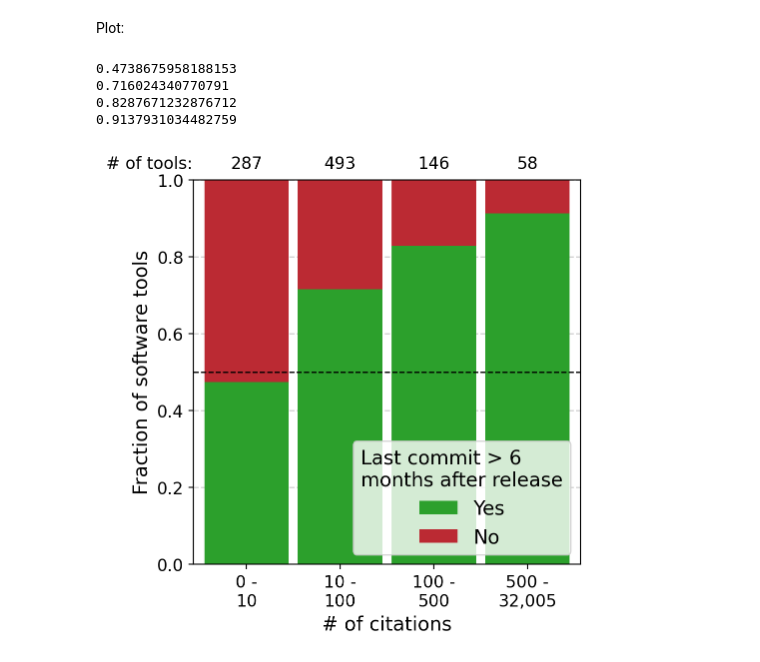
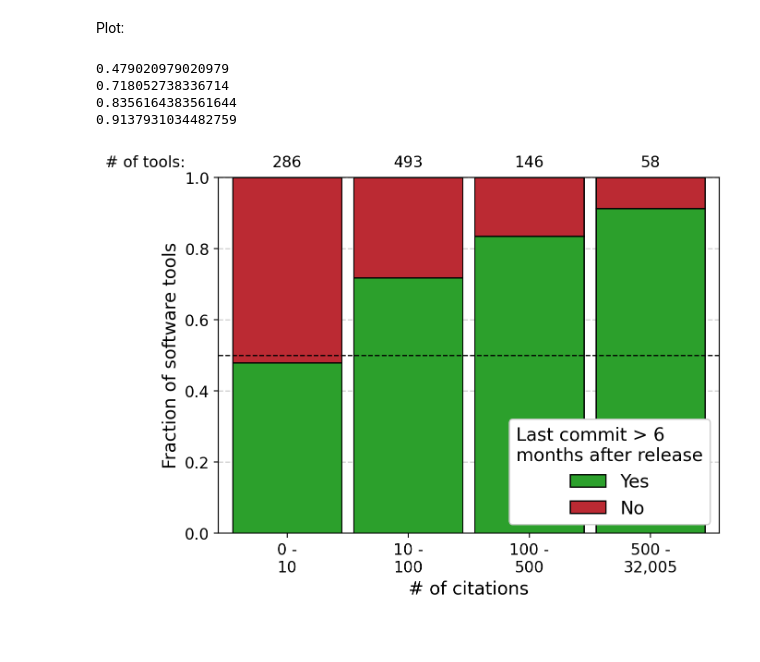
Before and after one commit to lauraluebbert/PhD_thesis, a Jupyter notebook: Chapter1_Introduction.ipynb, the cells around one changed output. Saved outputs shown, nothing was run; the diff lists cells and outputs as text; code cells hidden in the pictures; blank space fills up the shorter version.

```diff
--- a/Chapter1_Introduction.ipynb
+++ b/Chapter1_Introduction.ipynb
@@ -10,6 +10,12 @@ import re
 from datetime import datetime
 import matplotlib.pyplot as plt
 %config InlineBackend.figure_format='retina'
+# %%
+# Add a personal GitHub token as described here:
+# https://docs.github.com/en/enterprise-server@3.9/authentication/keeping-your-account-and-data-secure/managing-your-personal-access-tokens
+# There is no need to select access scopes for this token as it is only used to identify the GitHub user
+# Identification increases the server rate limit form 60 to 5,000 requests per hour
+token = "YOUR_TOKEN"
 # %% [markdown]
 # Chapter 1 - Introduction
 
@@ -144,7 +150,7 @@ fig.show()
 # %% [output]
 [figure]
 # %%
-fig, ax = plt.subplots(figsize=(5,5))
+fig, ax = plt.subplots(figsize=(7,5))
 fontsize = 14
 color1 = "tab:green"
 color2 = "#bb2a33"
@@ -162,11 +168,11 @@ for i, range in enumerate(ranges):
 
   y1 = len(tool_df_tmp[((tool_df_tmp["pypi"] == True) | (tool_df_tmp["bioconda"] == True)) & (tool_df_tmp["Citations"].astype(int) >= range[0]) & (tool_df_tmp["Citations"].astype(int) < range[1])]) / total
   # y1 = len(tool_df_tmp[(tool_df_tmp["pypi"] == True) & (tool_df_tmp["Citations"].astype(int) >= range[0]) & (tool_df_tmp["Citations"].astype(int) < range[1])]) / total
-  ax.bar(i, y1, color=color1, label="Yes" if i==0 else None, width=width)
+  ax.bar(i, y1, color=color1, edgecolor = "black", label="Yes" if i==0 else None, width=width)
 
   y2 = len(tool_df_tmp[(tool_df_tmp["pypi"] == False) & (tool_df_tmp["bioconda"] == False) & (tool_df_tmp["Citations"].astype(int) >= range[0]) & (tool_df_tmp["Citations"].astype(int) < range[1])]) / total
   # y2 = len(tool_df_tmp[(tool_df_tmp["pypi"] == False) & (tool_df_tmp["Citations"].astype(int) >= range[0]) & (tool_df_tmp["Citations"].astype(int) < range[1])]) / total
-  ax.bar(i, y2, bottom=y1, color=color2, label="No" if i==0 else None, width=width)
+  ax.bar(i, y2, bottom=y1, color=color2, edgecolor = "black", label="No" if i==0 else None, width=width)
 
   # Add total number of tools above bars
   ax.text(i, 1.03, total, fontsize=fontsize-2, ha="center")
@@ -175,7 +181,7 @@ ax.text(-1.5, 1.03, "# of tools:", fontsize=fontsize-2)
 
 ax.set_ylim(0,1)
 
-ax.legend(title="PyPI and/or Bioconda\ninstallation", fontsize=fontsize, title_fontsize=fontsize, loc="lower right")
+ax.legend(title="PyPI and/or Bioconda\ninstallation", fontsize=fontsize, title_fontsize=fontsize, loc="lower right", framealpha=1)
 
 ax.set_xticks(np.arange(len(ranges)), [" -\n".join([str('{:,}'.format(int(i[0]))), str('{:,}'.format(int(i[1])))]) for i in ranges])
 ax.set_ylabel("Fraction of Python software tools", fontsize=fontsize)
@@ -226,7 +232,7 @@ See the caveats in the documentation: https://pandas.pydata.org/pandas-docs/stab
 | 1705 | zUMIs | Shell | 10.1093/gigascience/giy059, 10.11... | 2018-05-26, NA | 263 | https://github.com/sdparekh/zUMIs | zUMIs is a fast and flexible pipe... | GPL-3.0 | Alignment, Quantification, UMIs, ... | 2018-06-01 | ... |
 1065 rows × 14 columns
 # %%
-fig,axs = plt.subplots(figsize=(10,5), nrows = 2)
+fig,axs = plt.subplots(figsize=(9,5), nrows = 2)
 fontsize = 14
 
 max_second_plot = 100
@@ -244,7 +250,7 @@ n, bins, patches = ax.hist(cit_nums, bins=bins, facecolor='#09376c', edgecolor='
 # for i in np.arange(len(patches)):
 #     patches[i].set_facecolor(plt.cm.RdBu_r(n[i]/max(n)))
 
-# Make <= [max_second_plot] citations bins stand out
+# Make <= [max_second_plot] citatioans bins stand out
 for i in np.arange(sum(bins < max_second_plot)):
   patches[i].set_fc('#bb2a33')
 
@@ -326,12 +359,6 @@ tool_df_short.sort_values("Citations", ascending=False)
 # %% [markdown]
 ## Visualize whether tools were updated since their first released
 Get dates of last GitHub commit to code repositories as an indication of last update to the software:
-# %%
-# Add a personal GitHub token as described here:
-# https://docs.github.com/en/enterprise-server@3.9/authentication/keeping-your-account-and-data-secure/managing-your-personal-access-tokens
-# There is no need to select access scopes for this token as it is only used to identify the GitHub user
-# Identification increases the server rate limit form 60 to 5,000 requests per hour
-token = "YOUR_GITHUB_TOKEN"
 # %%
 def get_last_commit_dates(username_repository_pairs, github_token):
     query_template = '''
@@ -471,7 +498,7 @@ Plot:
 # %%
 df_commits_plot = df_commits[df_commits["6_months_apart"].notnull()]
 # %%
-fig, ax = plt.subplots(figsize=(5,5))
+fig, ax = plt.subplots(figsize=(7,5))
 fontsize = 14
 color1 = "tab:green"
 color2 = "#bb2a33"
@@ -489,37 +516,37 @@ for i, range in enumerate(ranges):
 
   y1 = len(df_commits_plot[(df_commits_plot["6_months_apart"] == True) & (df_commits_plot["citations"].astype(int) >= range[0]) & (df_commits_plot["citations"].astype(int) < range[1])]) / total
   print(y1)
-  ax.bar(i, y1, color=color1, label="Yes" if i==0 else None, width=width)
+  ax.bar(i, y1, color=color1, edgecolor = "black", label="Yes" if i==0 else None, width=width)
 
   y2 = len(df_commits_plot[(df_commits_plot["6_months_apart"] == False) & (df_commits_plot["citations"].astype(int) >= range[0]) & (df_commits_plot["citations"].astype(int) < range[1])]) / total
-  ax.bar(i, y2, bottom=y1, color=color2, label="No" if i==0 else None, width=width)
+  ax.bar(i, y2, bottom=y1, color=color2, edgecolor = "black", label="No" if i==0 else None, width=width)
 
   # Add total number of tools above bars
   ax.text(i, 1.03, total, fontsize=fontsize-2, ha="center")
 
 ax.text(-1.5, 1.03, "# of tools:", fontsize=fontsize-2)
 
 ax.set_ylim(0,1)
 
-ax.legend(title="Last commit > 6\nmonths after release", fontsize=fontsize, title_fontsize=fontsize, loc="lower right")
+ax.legend(title="Last commit > 6\nmonths after release", fontsize=fontsize, title_fontsize=fontsize, loc="lower right", framealpha=1)
 
 ax.set_xticks(np.arange(len(ranges)), [" -\n".join([str('{:,}'.format(int(i[0]))), str('{:,}'.format(int(i[1])))]) for i in ranges])
 ax.set_ylabel("Fraction of software tools", fontsize=fontsize)
 ax.set_xlabel("# of citations", fontsize=fontsize)
 
 ax.tick_params(axis="both", labelsize=fontsize-2)
 ax.grid(True, which="both", color="lightgray", ls="--", lw=1)
 ax.set_axisbelow(True)
 ax.margins(x=0.03)
 
 ax.axhline(0.5, lw=1, color="black", ls="--")
 
 fig.savefig("software_update.png", dpi=300, bbox_inches="tight")
 
 fig.show()
 # %% [output]
-0.4738675958188153
-0.716024340770791
-0.8287671232876712
+0.479020979020979
+0.718052738336714
+0.8356164383561644
 0.9137931034482759
-[figure, old version]
+[figure, new version]
```
Also changed, not shown: parts of 6 cells of this notebook.
